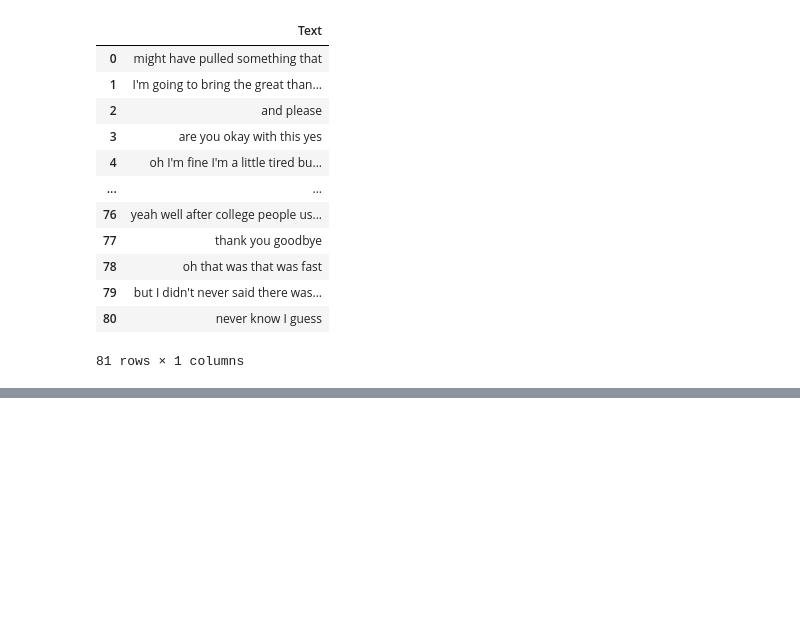
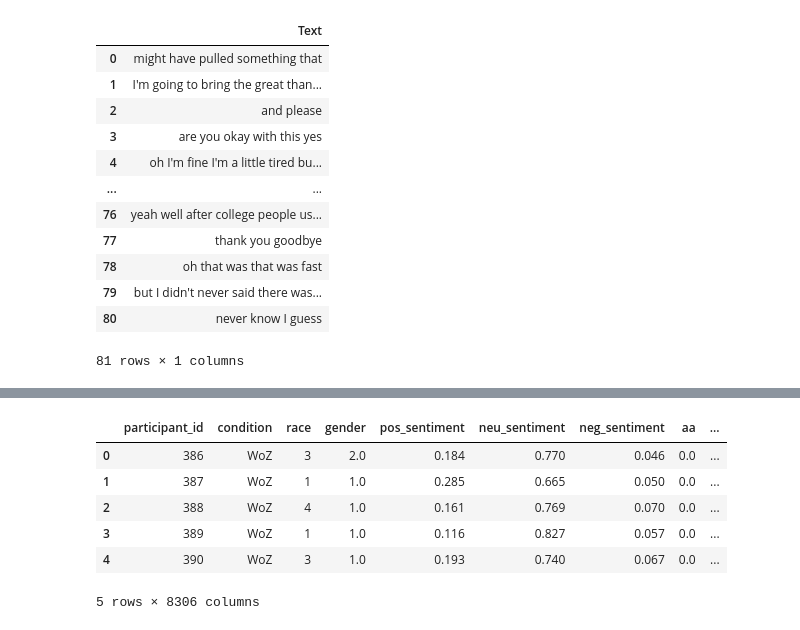
Before and after one commit to cekcreator/Mitigating-socio-demographic-bias, a Jupyter notebook: code/code.ipynb, the cells around one changed output, grey strips where cells are left out. Drawn from its saved outputs; the diff is of its cells as text; code cells hidden in the pictures; blank space fills up the shorter version.

Commit message:
Reworked feature extraction with 5 fold splits and included (optional) additional preprocessing

```diff
--- a/code/code.ipynb
+++ b/code/code.ipynb
@@ -109,4 +113,7 @@ for participant_id, transcript in transcripts.items():
 for participant_id, transcript in combined_transcripts.items():
     combined_transcripts[participant_id] = " ".join(transcript.split())
 
-# combined_transcripts["386"]
+# combined_transcripts
+
+for participant_id, transcript in list(combined_transcripts.items())[:3]:
+    print(participant_id, transcript)
@@ -113,60 +124,73 @@ for participant_id, transcript in combined_transcripts.items():
 # %%
 # combine the demographic data with the extracted text data
 
-from sklearn.feature_extraction.text import CountVectorizer, TfidfVectorizer
+from sklearn.feature_extraction.text import TfidfVectorizer
 from vaderSentiment.vaderSentiment import SentimentIntensityAnalyzer
 
 # create the feature extractor objects here; using the base settings for now
-# TODO: make changes to the parameters to preprocess the text data
 
 corpus = list(combined_transcripts.values())
-tfidf_vectorizer = TfidfVectorizer()
-tfidf_vectorizer.fit(corpus)
-
-count_vectorizer = CountVectorizer()
-count_vectorizer.fit(corpus)
+tfidf_vectorizer = TfidfVectorizer(stop_words="english", token_pattern=r"\b[A-Za-z]+\b")
+tfidf_matrix = tfidf_vectorizer.fit_transform(corpus)
 
 sentiment_analyzer = SentimentIntensityAnalyzer()
 
 combined_data = []
 
 # convert the participant id in demographic data to int for consistency
 interview_data["Partic#"] = interview_data["Partic#"].astype(int)
 
+
 for _, row in interview_data.iterrows():
     participant_id = str(row["Partic#"])  # convert id to match the transcript ids
 
     # find langauge features for this participant
     if participant_id in combined_transcripts:
         transcript = combined_transcripts[participant_id]
 
-        # tfidf features
-        tfidf_features = (
-            tfidf_vectorizer.transform([transcript]).toarray().flatten()
-        )  # has to be 1D array
-
-        # count features
-        count_features = count_vectorizer.transform([transcript]).toarray().flatten()
+        # sentiment features
+        sentiment_pos_scores = sentiment_analyzer.polarity_scores(transcript)["pos"]
 
         # sentiment features
-        sentiment_compound_scores = sentiment_analyzer.polarity_scores(transcript)[
-            "compound"
-        ]  # only extracting the compound score
+        sentiment_neu_scores = sentiment_analyzer.polarity_scores(transcript)["neu"]
+
+        # sentiment features
+        sentiment_neg_scores = sentiment_analyzer.polarity_scores(transcript)["neg"]
 
         # combine all the features
         data = {
             "participant_id": participant_id,
             "condition": row["Condition"],
             "race": row["race"],
             "gender": row["gender"],
-            "tfidf_features": tfidf_features,
-            "count_features": count_features,
-            "overall_sentiment": sentiment_compound_scores,
+            # "tfidf_features": tfidf_features,
+            # "count_features": count_features,
+            "pos_sentiment": sentiment_pos_scores,
+            "neu_sentiment": sentiment_neu_scores,
+            "neg_sentiment": sentiment_neg_scores,
         }
 
         combined_data.append(data)
 
 # convert the combined data into a dataframe
 combined_data_df = pd.DataFrame(combined_data)
 
 # print(combined_data_df.head())
+
+# create dataframes for tf-idf and count features
+tfidf_df = pd.DataFrame(
+    tfidf_matrix.toarray(), columns=tfidf_vectorizer.get_feature_names_out()
+)
+
+# concatenate the original DataFrame with the TF-IDF and Count DataFrames
+final_df = pd.concat([combined_data_df.reset_index(drop=True), tfidf_df], axis=1)
+
+final_df.head()
+# %% [output]
+|  | participant_id | condition | race | gender | pos_sentiment | neu_sentiment | neg_sentiment | aa | ... |
+| 0 | 386 | WoZ | 3 | 2.0 | 0.184 | 0.770 | 0.046 | 0.0 | ... |
+| 1 | 387 | WoZ | 1 | 1.0 | 0.285 | 0.665 | 0.050 | 0.0 | ... |
+| 2 | 388 | WoZ | 4 | 1.0 | 0.161 | 0.769 | 0.070 | 0.0 | ... |
+| 3 | 389 | WoZ | 1 | 1.0 | 0.116 | 0.827 | 0.057 | 0.0 | ... |
+| 4 | 390 | WoZ | 3 | 1.0 | 0.193 | 0.740 | 0.067 | 0.0 | ... |
+5 rows × 8306 columns
```
Also changed, not shown: parts of 12 cells of this notebook.
